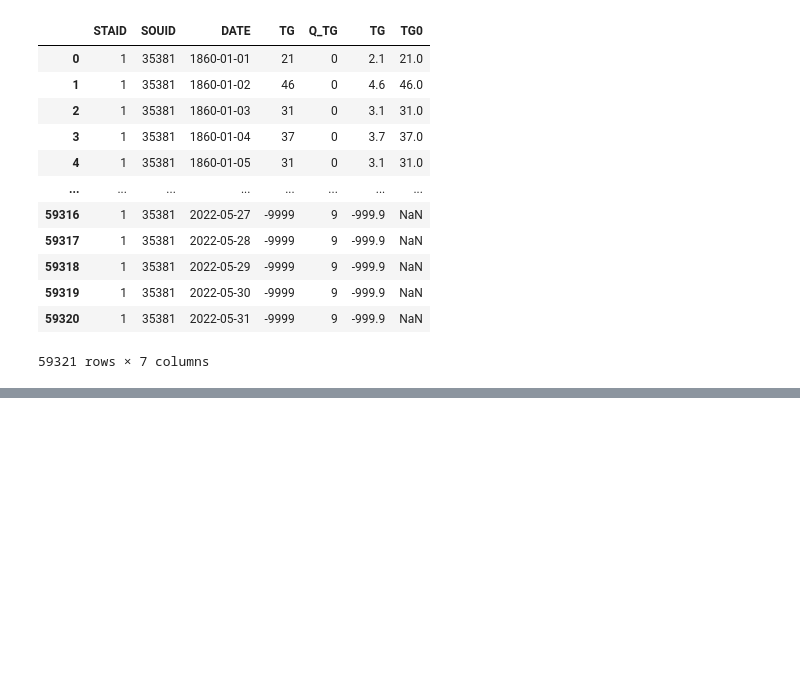
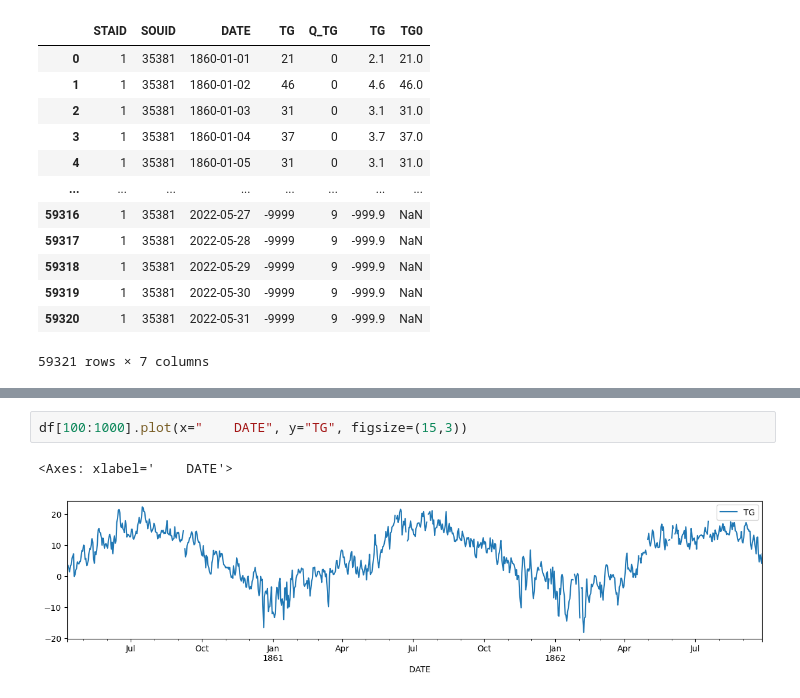
Before and after one commit to DeveshGautam2000/app6--Python-API, a Jupyter notebook: explore.ipynb, the cells around one changed output, grey strips where cells are left out. Cells and saved outputs as stored; diff of their text form; blank space fills up the shorter version.

```diff
--- a/explore.ipynb
+++ b/explore.ipynb
@@ -142,0 +149,5 @@ df
+# %%
+df[100:1000].plot(x="    DATE", y="TG", figsize=(15,3))
+# %% [output]
+<Axes: xlabel='    DATE'>
+[figure, added]
```
Also changed, not shown: parts of 3 cells of this notebook, 2 other files.
